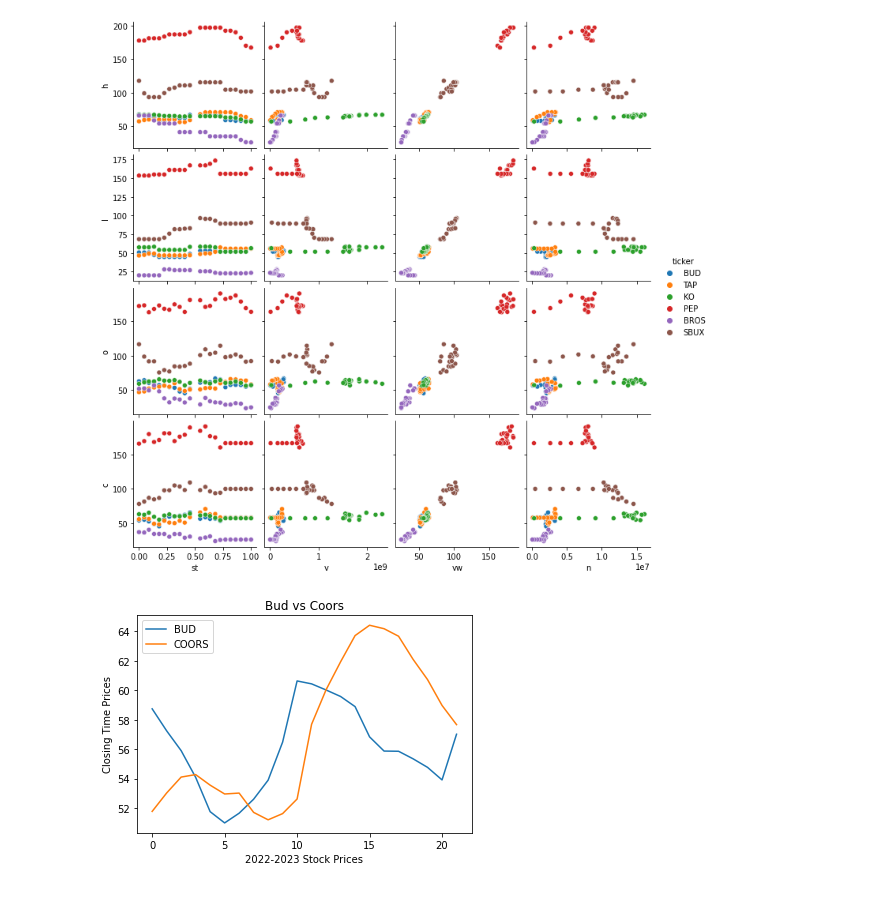
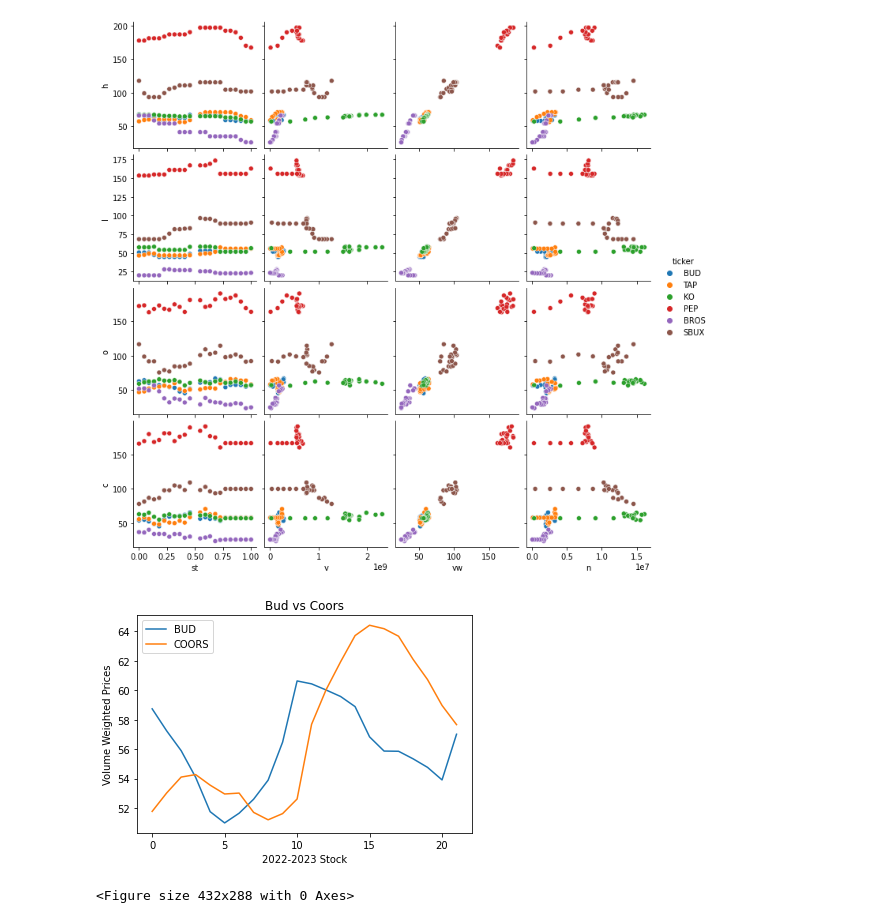
Before and after one commit to DKAce330/Project-1, a Jupyter notebook: Graphs_Comparison.ipynb, the cells around one changed output. Drawn from its saved outputs; the diff is of its cells as text; code cells hidden in the pictures.

Commit message:
Graphs_Comparison

```diff
--- a/Graphs_Comparison.ipynb
+++ b/Graphs_Comparison.ipynb
@@ -139,16 +142,18 @@ sns.pairplot?
 # %%
 # COMPARING THE VOLUME WEIGHTED PRICES BETWEEN THE BEER STOCKS
 x_axis = [x for x in range(len(bud_df))]
 y_axis = [x for x in range(len(coors_df))]
 plt.plot(x_axis, bud_df["vw"], label="BUD")
 plt.plot(y_axis, coors_df["vw"], label="COORS")
-plt.xlabel("2022-2023 Stock Prices")
+plt.xlabel("2022-2023 Stock")
 plt.ylabel("Volume Weighted Prices")
 plt.title("Bud vs Coors")
 plt.legend()
 plt.show()
+plt.savefig('Graphs/UNIQUE1.png')
 # %% [output]
-[figure, old version]
+[figure, new version]
+<Figure size 432x288 with 0 Axes>
 # %%
 # COMPARING THE VOLUME WEIGHTED PRICES BETWEEN THE SODA STOCKS
 x_axis = [x for x in range(len(coke_df))]
```
Also changed, not shown: parts of 13 cells of this notebook.
